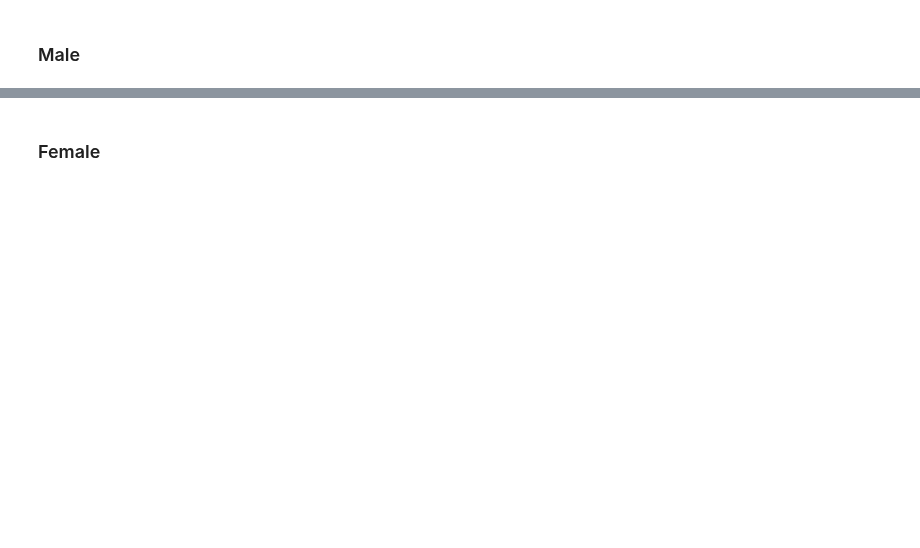
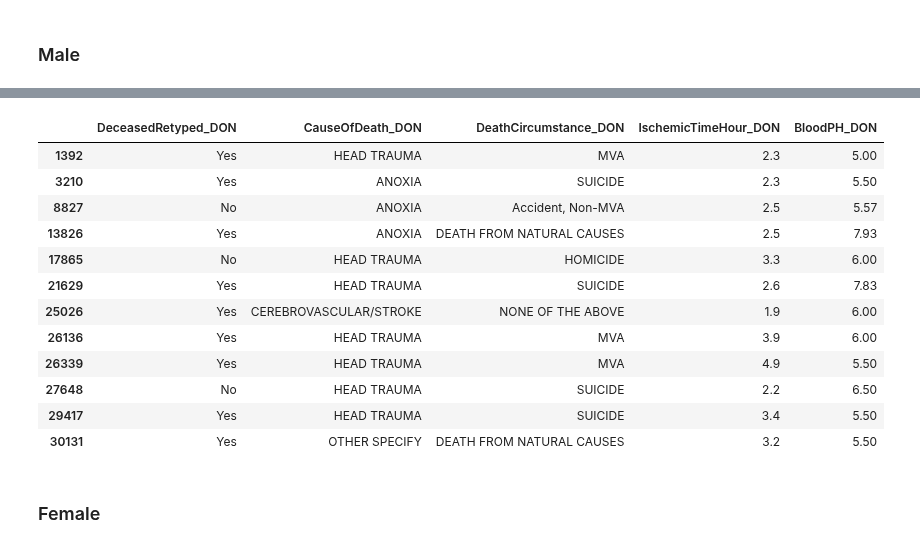
Before and after one commit to SirErikPak/UNOS_GenderStratification, a Jupyter notebook: notebook/C_WrangleExploratoryDonor.ipynb, the cells around one changed output, grey strips where cells are left out. Saved outputs shown, nothing was run; the diff lists cells and outputs as text; code cells hidden in the pictures; blank space fills up the shorter version.

```diff
--- a/notebook/C_WrangleExploratoryDonor.ipynb
+++ b/notebook/C_WrangleExploratoryDonor.ipynb
@@ -503,0 +872,16 @@ plot.plot_survival_trend(df_m, features[0], 'TransplantSurvivalDay', window_size
+# %%
+# Check whether low-pH donors cluster with other markers of
+# poor donor condition
+low_ph_mask_m = df_m['BloodPH_DON'] < 6.8
+high_ph_mask_m = df_m['BloodPH_DON'] > 7.8
+
+# Do they have worse recipient survival?
+print(df_m.groupby(low_ph_mask_m)['TransplantSurvivalDay'].mean())
+
+# Do they cluster with high creatinine or long ischemic time?
+print(df_m.groupby(low_ph_mask_m)[['Creatinine_DON',
+                                      'IschemicTimeHour_DON']].mean())
+
+# Are they DCD donors specifically?
+if 'donor_type' in df_m.columns:
+    print(pd.crosstab(low_ph_mask_m, df_m['donor_type']))
@@ -504,3 +912,19 @@ plot.plot_survival_trend(df_m, features[0], 'TransplantSurvivalDay', window_size
+# %%
+df_m.loc[low_ph_mask_m | high_ph_mask_m, ['DeceasedRetyped_DON', 'CauseOfDeath_DON', 'DeathCircumstance_DON', 'IschemicTimeHour_DON', 'BloodPH_DON']]
+# %% [output]
+|  | DeceasedRetyped_DON | CauseOfDeath_DON | DeathCircumstance_DON | IschemicTimeHour_DON | BloodPH_DON |
+| 1392 | Yes | HEAD TRAUMA | MVA | 2.3 | 5.00 |
+| 3210 | Yes | ANOXIA | SUICIDE | 2.3 | 5.50 |
+| 8827 | No | ANOXIA | Accident, Non-MVA | 2.5 | 5.57 |
+| 13826 | Yes | ANOXIA | DEATH FROM NATURAL CAUSES | 2.5 | 7.93 |
+| 17865 | No | HEAD TRAUMA | HOMICIDE | 3.3 | 6.00 |
+| 21629 | Yes | HEAD TRAUMA | SUICIDE | 2.6 | 7.83 |
+| 25026 | Yes | CEREBROVASCULAR/STROKE | NONE OF THE ABOVE | 1.9 | 6.00 |
+| 26136 | Yes | HEAD TRAUMA | MVA | 3.9 | 6.00 |
+| 26339 | Yes | HEAD TRAUMA | MVA | 4.9 | 5.50 |
+| 27648 | No | HEAD TRAUMA | SUICIDE | 2.2 | 6.50 |
+| 29417 | Yes | HEAD TRAUMA | SUICIDE | 3.4 | 5.50 |
+| 30131 | Yes | OTHER SPECIFY | DEATH FROM NATURAL CAUSES | 3.2 | 5.50 |
 # %% [markdown]
 ### Female
 # %%
```
Also changed, not shown: parts of 52 cells of this notebook.
